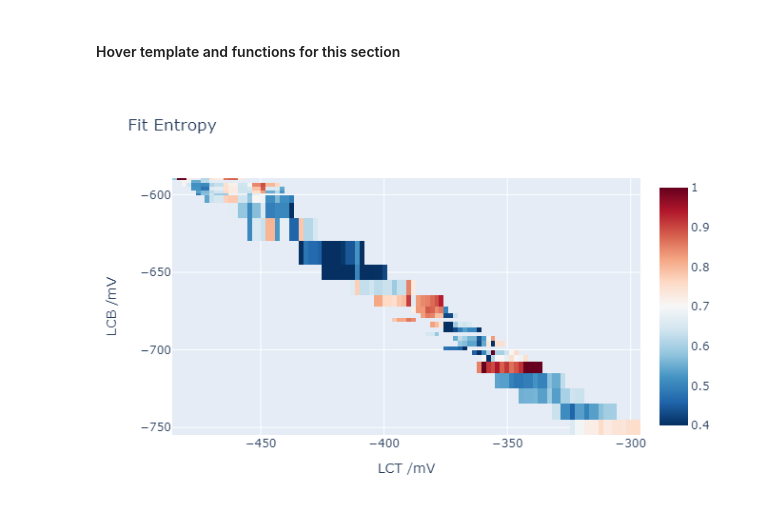
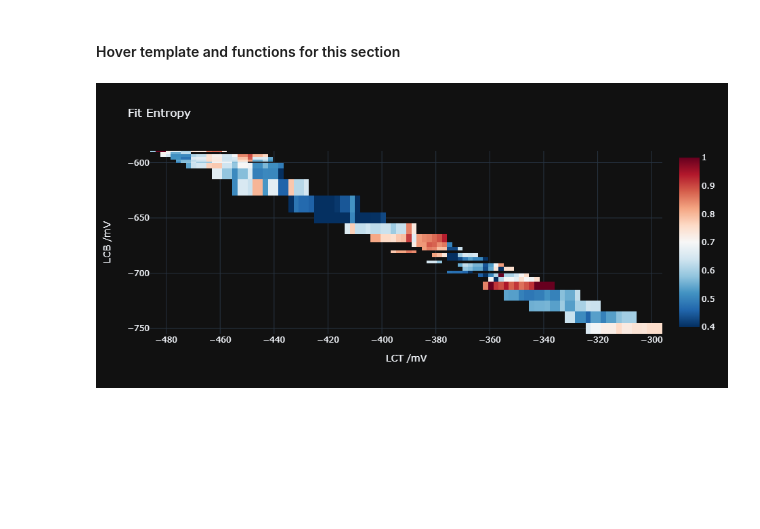
Before and after one commit to TimChild/EntropyAnalysis, a Jupyter notebook: Sep20/Development.ipynb, the cells around one changed output. Saved outputs shown, nothing was run; the diff lists cells and outputs as text; code cells hidden in the pictures; blank space fills up the shorter version.

```diff
--- a/Sep20/Development.ipynb
+++ b/Sep20/Development.ipynb
@@ -327,6 +327,6 @@ from src.DatObject.Attributes.Transition import i_sense_digamma
 from src.DatObject.Attributes import Transition as T
 # %%
 dats = get_dats((9051, 9095+1))
-dats.extend(get_dats((9181, 9301+1)))
+dats.extend(get_dats((9181, 9392+1)))
 # %% [output]
 100% (45 of 45) |########################| Elapsed Time: 0:00:00 Time:  0:00:00
@@ -393,23 +399,23 @@ hover_template = '<br>'.join([hover_template, additional_template, extra_templat
 # %%
 fig = go.Figure()
 
 xs = [get_real_lct(dat) for dat in dats]
 ys = [dat.Logs.fds['LCB'] for dat in dats]
 zs = [dat.SquareEntropy.Processed.outputs.entropy_fit.best_values.dS for dat in dats]
 customdata = np.array([[f(dat) for f in template_funcs] for dat in dats])
 
 xs, ys, zs, customdata = my_heatmap_interp(xs, ys, zs, customdata, new_x_len=100, new_y_tol=0.1, method='nearest')
 
 # xs, ys, zs, customdata = squareify(xs, ys, zs, customdata)
 
 fig.add_trace(go.Heatmap(x = xs, y = ys, z = zs, zmin=0.4, zmax=1, colorscale='RdBu_r',zmid=np.log(2), connectgaps=False, hovertemplate=hover_template, customdata=customdata))
 # zs[np.where(np.logical_or(zs < 0.2, zs > 1))] = np.nan
 # fig.add_trace(go.Surface(x = xs, y = ys, z = zs, colorscale='RdBu_r', connectgaps=False, hovertemplate=hover_template, customdata=customdata))
 PlU.fig_setup(fig, 'Fit Entropy', 'LCT /mV', 'LCB /mV')
-# fig.update_layout(template='plotly_dark')
+fig.update_layout(template='plotly_dark')
 fig
 # %% [output]
-[figure, old version]
+[figure, new version]
 # %%
 fig.write_html(export_path+'2D Entropy.html')
 # %%
```
Also changed, not shown: parts of 12 cells of this notebook.
